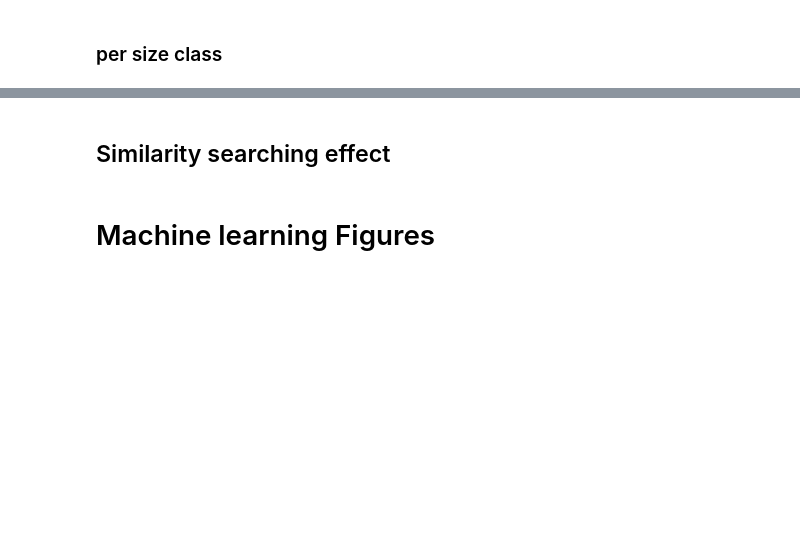
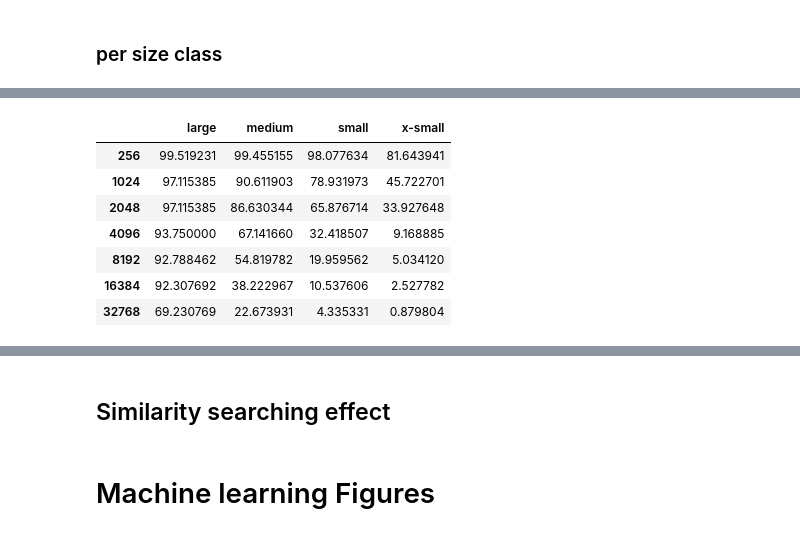
Before and after one commit to miko-dj/bit-collisions, a Jupyter notebook: bitcollisions.ipynb, the cells around one changed output, grey strips where cells are left out. Drawn from its saved outputs; the diff is of its cells as text; code cells hidden in the pictures; blank space fills up the shorter version.

```diff
--- a/bitcollisions.ipynb
+++ b/bitcollisions.ipynb
@@ -474,0 +550,15 @@ plt.show()
+# %%
+with open('data/general_count_weight_ecfp6.json') as f:
+    size_df_ecfp6 = pd.DataFrame(json.load(f))
+
+size_df_ecfp6.index = size_df_ecfp6.index.astype(int)
+size_df_ecfp6
+# %% [output]
+|  | large | medium | small | x-small |
+| 256 | 99.519231 | 99.455155 | 98.077634 | 81.643941 |
+| 1024 | 97.115385 | 90.611903 | 78.931973 | 45.722701 |
+| 2048 | 97.115385 | 86.630344 | 65.876714 | 33.927648 |
+| 4096 | 93.750000 | 67.141660 | 32.418507 | 9.168885 |
+| 8192 | 92.788462 | 54.819782 | 19.959562 | 5.034120 |
+| 16384 | 92.307692 | 38.222967 | 10.537606 | 2.527782 |
+| 32768 | 69.230769 | 22.673931 | 4.335331 | 0.879804 |
```
Also changed, not shown: parts of 17 cells of this notebook, 8 other files.
